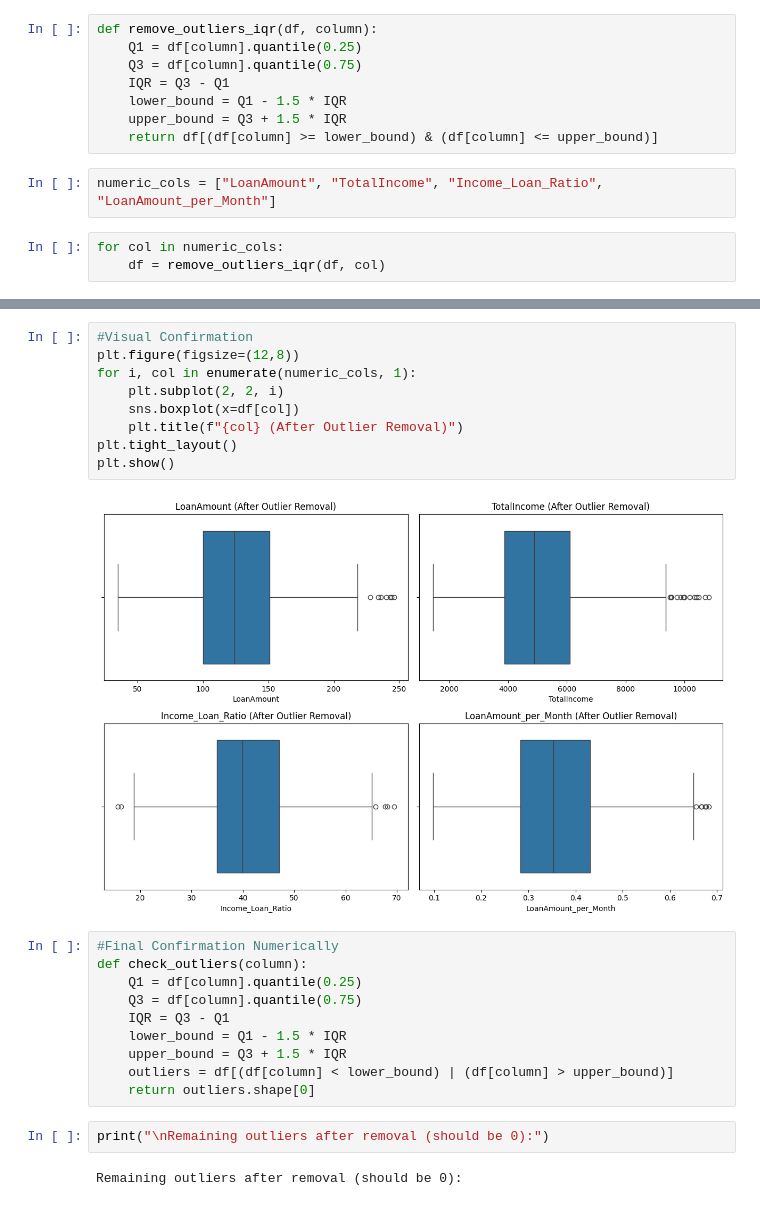
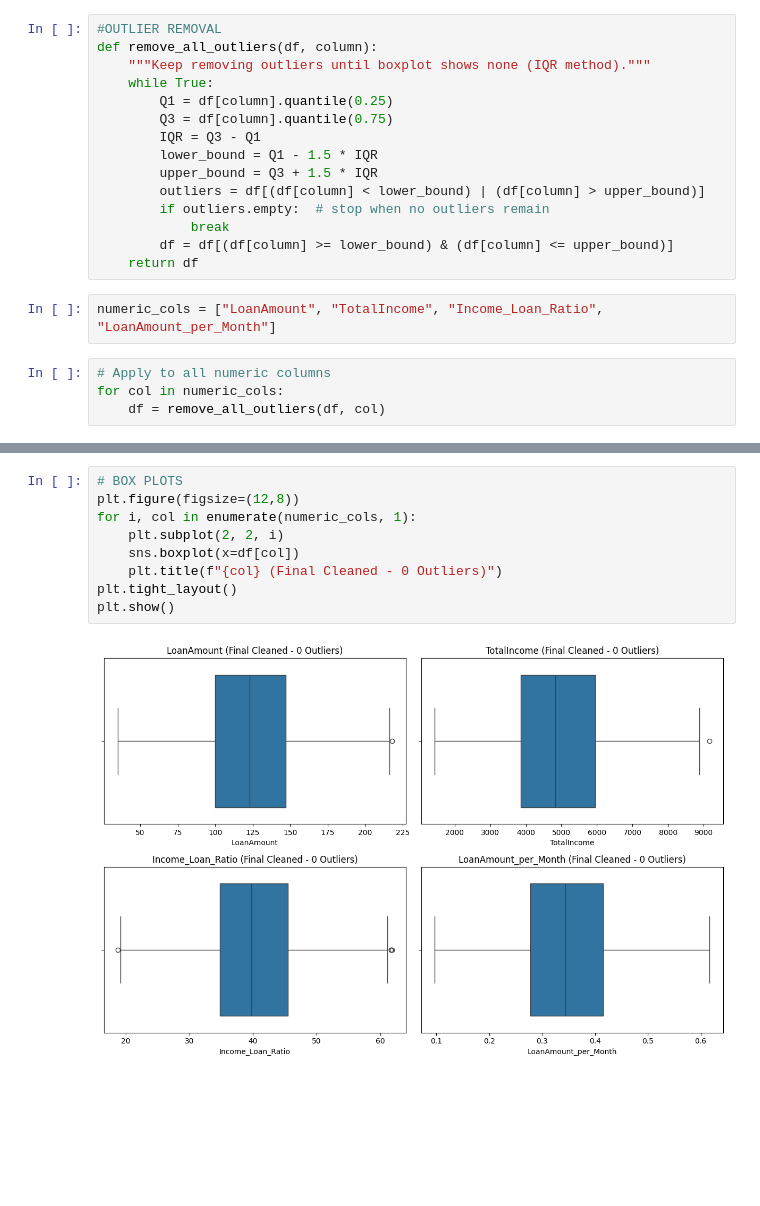
Before and after one commit to ARJUN108-verma/Internship-at-Gudsky-Research-Foundation, a Jupyter notebook: 4_Feature_Engineering_Creating_New_Features_from_Existing_Data.ipynb, the cells around one changed output, grey strips where cells are left out. Drawn from its saved outputs; the diff is of its cells as text; blank space fills up the shorter version.

```diff
--- a/4_Feature_Engineering_Creating_New_Features_from_Existing_Data.ipynb
+++ b/4_Feature_Engineering_Creating_New_Features_from_Existing_Data.ipynb
@@ -249,16 +249,24 @@ print("\nProcessed dataset saved as 'loan_processed.csv'")
 # %% [output]
 Processed dataset saved as 'loan_processed.csv'
 # %%
-def remove_outliers_iqr(df, column):
-    Q1 = df[column].quantile(0.25)
-    Q3 = df[column].quantile(0.75)
-    IQR = Q3 - Q1
-    lower_bound = Q1 - 1.5 * IQR
-    upper_bound = Q3 + 1.5 * IQR
-    return df[(df[column] >= lower_bound) & (df[column] <= upper_bound)]
+#OUTLIER REMOVAL
+def remove_all_outliers(df, column):
+    """Keep removing outliers until boxplot shows none (IQR method)."""
+    while True:
+        Q1 = df[column].quantile(0.25)
+        Q3 = df[column].quantile(0.75)
+        IQR = Q3 - Q1
+        lower_bound = Q1 - 1.5 * IQR
+        upper_bound = Q3 + 1.5 * IQR
+        outliers = df[(df[column] < lower_bound) | (df[column] > upper_bound)]
+        if outliers.empty:  # stop when no outliers remain
+            break
+        df = df[(df[column] >= lower_bound) & (df[column] <= upper_bound)]
+    return df
 # %%
 numeric_cols = ["LoanAmount", "TotalIncome", "Income_Loan_Ratio", "LoanAmount_per_Month"]
 # %%
+# Apply to all numeric columns
 for col in numeric_cols:
-    df = remove_outliers_iqr(df, col)
+    df = remove_all_outliers(df, col)
 # %%
@@ -268,25 +295,11 @@ Shape after removing remaining outliers: (461, 20)
 # %%
-#Visual Confirmation
+# BOX PLOTS
 plt.figure(figsize=(12,8))
 for i, col in enumerate(numeric_cols, 1):
     plt.subplot(2, 2, i)
     sns.boxplot(x=df[col])
-    plt.title(f"{col} (After Outlier Removal)")
+    plt.title(f"{col} (Final Cleaned - 0 Outliers)")
 plt.tight_layout()
 plt.show()
 # %% [output]
-[figure, old version]
+[figure, new version]
-# %%
-#Final Confirmation Numerically
-def check_outliers(column):
-    Q1 = df[column].quantile(0.25)
-    Q3 = df[column].quantile(0.75)
-    IQR = Q3 - Q1
-    lower_bound = Q1 - 1.5 * IQR
-    upper_bound = Q3 + 1.5 * IQR
-    outliers = df[(df[column] < lower_bound) | (df[column] > upper_bound)]
-    return outliers.shape[0]
-# %%
-print("\nRemaining outliers after removal (should be 0):")
-# %% [output]
-Remaining outliers after removal (should be 0):
```
Also changed, not shown: parts of 5 cells of this notebook.
